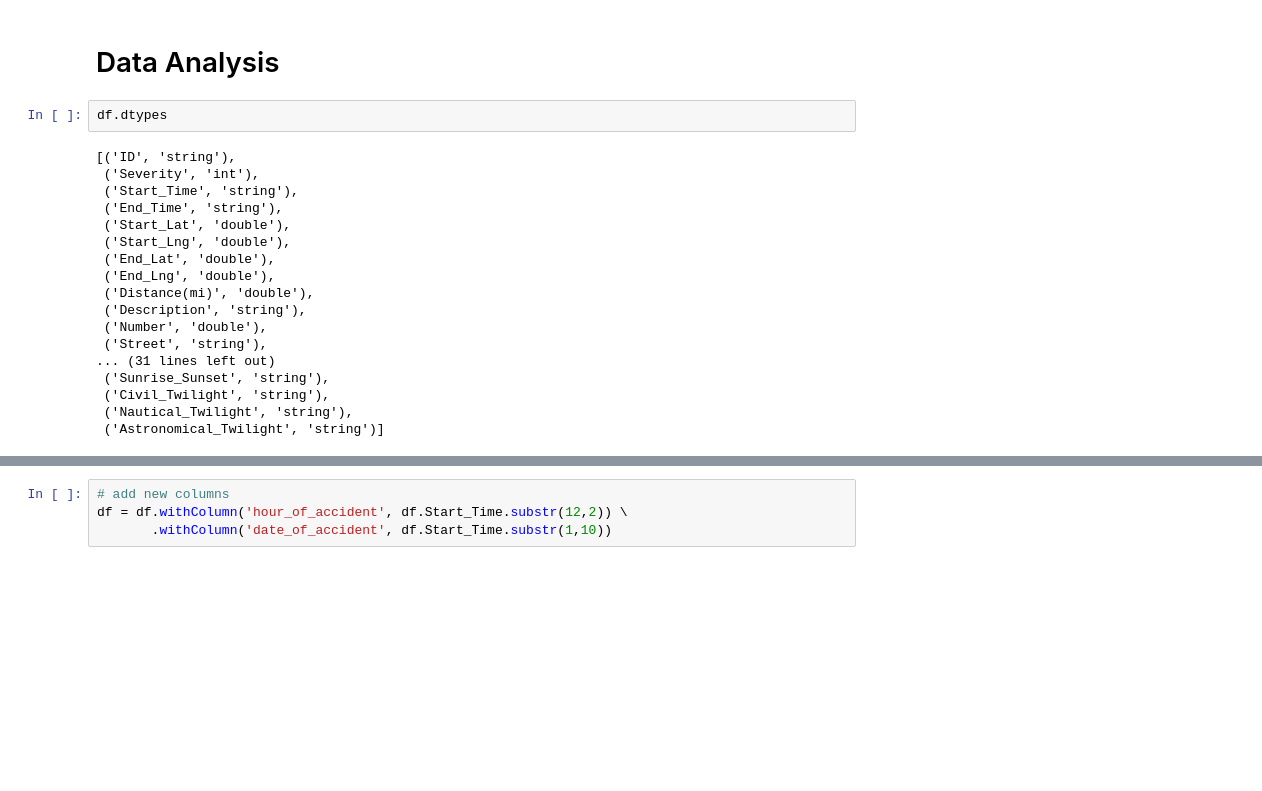
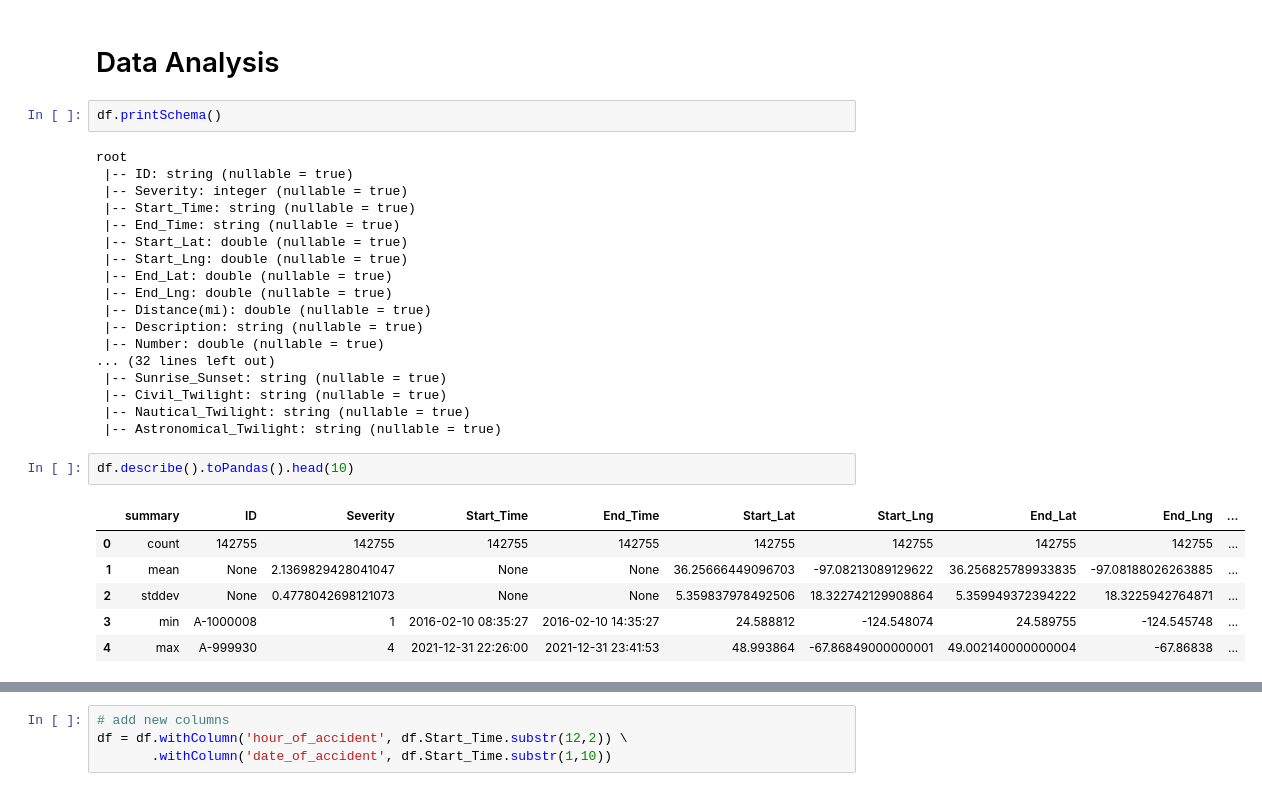
Before and after one commit to MateuszBocko/ML, a Jupyter notebook: Car accidents project/Car accidents project.ipynb, the cells around one changed output, grey strips where cells are left out. Saved outputs shown, nothing was run; the diff lists cells and outputs as text; blank space fills up the shorter version.

```diff
--- a/Car accidents project/Car accidents project.ipynb
+++ b/Car accidents project/Car accidents project.ipynb
@@ -22,25 +22,34 @@ df = df.sample(0.05)
 # %% [markdown]
 # Data Analysis
 # %%
-df.dtypes
+df.printSchema()
 # %% [output]
-[('ID', 'string'),
- ('Severity', 'int'),
- ('Start_Time', 'string'),
- ('End_Time', 'string'),
- ('Start_Lat', 'double'),
- ('Start_Lng', 'double'),
- ('End_Lat', 'double'),
- ('End_Lng', 'double'),
- ('Distance(mi)', 'double'),
- ('Description', 'string'),
- ('Number', 'double'),
- ('Street', 'string'),
-... (31 lines left out)
- ('Sunrise_Sunset', 'string'),
- ('Civil_Twilight', 'string'),
- ('Nautical_Twilight', 'string'),
- ('Astronomical_Twilight', 'string')]
+root
+ |-- ID: string (nullable = true)
+ |-- Severity: integer (nullable = true)
+ |-- Start_Time: string (nullable = true)
+ |-- End_Time: string (nullable = true)
+ |-- Start_Lat: double (nullable = true)
+ |-- Start_Lng: double (nullable = true)
+ |-- End_Lat: double (nullable = true)
+ |-- End_Lng: double (nullable = true)
+ |-- Distance(mi): double (nullable = true)
+ |-- Description: string (nullable = true)
+ |-- Number: double (nullable = true)
+... (32 lines left out)
+ |-- Sunrise_Sunset: string (nullable = true)
+ |-- Civil_Twilight: string (nullable = true)
+ |-- Nautical_Twilight: string (nullable = true)
+ |-- Astronomical_Twilight: string (nullable = true)
+# %%
+df.describe().toPandas().head(10)
+# %% [output]
+|  | summary | ID | Severity | Start_Time | End_Time | Start_Lat | Start_Lng | End_Lat | End_Lng | ... |
+| 0 | count | 142755 | 142755 | 142755 | 142755 | 142755 | 142755 | 142755 | 142755 | ... |
+| 1 | mean | None | 2.1369829428041047 | None | None | 36.25666449096703 | -97.08213089129622 | 36.256825789933835 | -97.08188026263885 | ... |
+| 2 | stddev | None | 0.4778042698121073 | None | None | 5.359837978492506 | 18.322742129908864 | 5.359949372394222 | 18.3225942764871 | ... |
+| 3 | min | A-1000008 | 1 | 2016-02-10 08:35:27 | 2016-02-10 14:35:27 | 24.588812 | -124.548074 | 24.589755 | -124.545748 | ... |
+| 4 | max | A-999930 | 4 | 2021-12-31 22:26:00 | 2021-12-31 23:41:53 | 48.993864 | -67.86849000000001 | 49.002140000000004 | -67.86838 | ... |
 # %%
 df.limit(5).toPandas().head(5)
 # %% [output]
```
Also changed, not shown: parts of 15 cells of this notebook.
